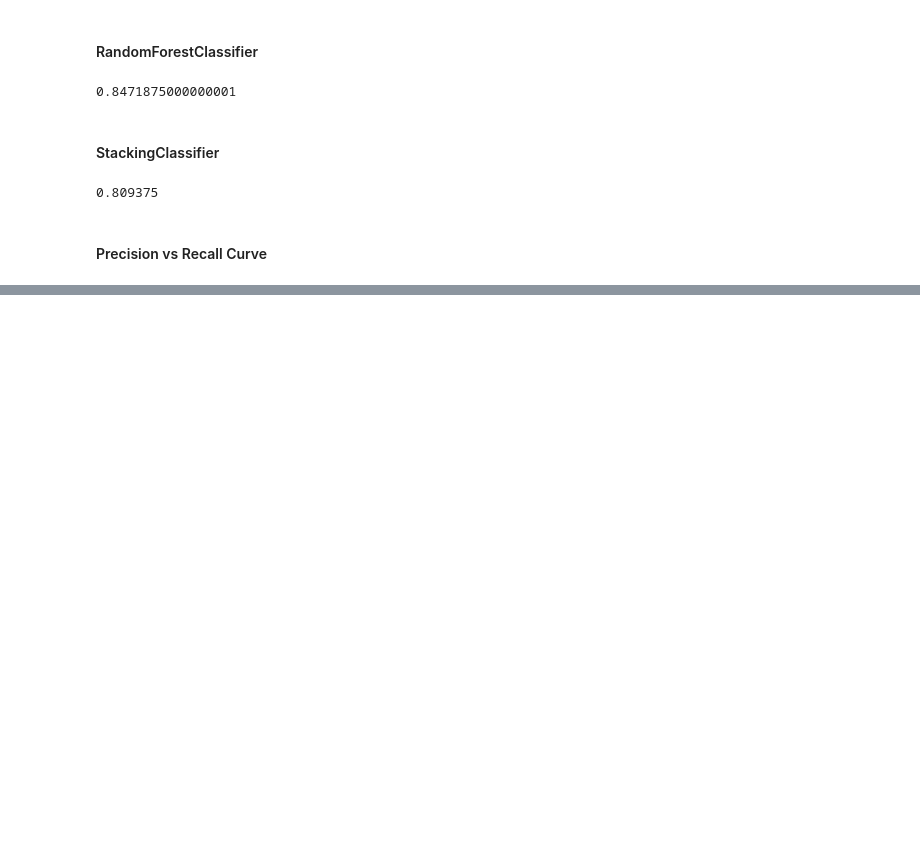
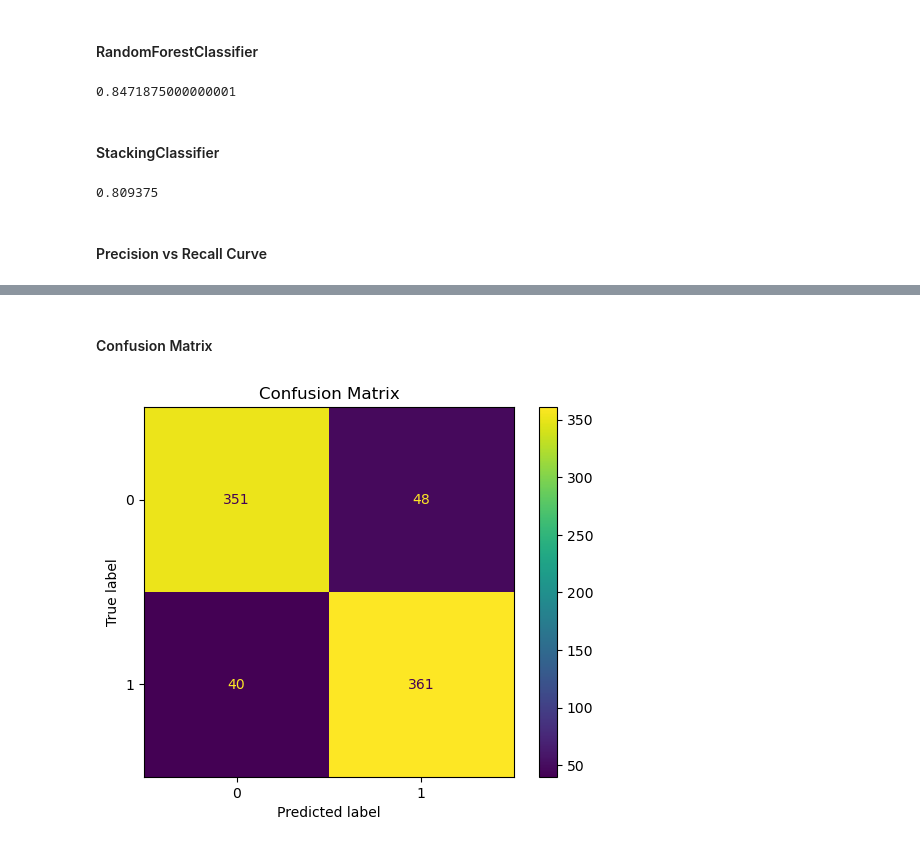
Before and after one commit to mirzaaa101/Apple-Quality-Classifier, a Jupyter notebook: AppleQualityClassifier.ipynb, the cells around one changed output, grey strips where cells are left out. Saved outputs shown, nothing was run; the diff lists cells and outputs as text; code cells hidden in the pictures; blank space fills up the shorter version.

```diff
--- a/AppleQualityClassifier.ipynb
+++ b/AppleQualityClassifier.ipynb
@@ -410,0 +511,4 @@ my_precision_vs_recall_curves(clfs, clf_labels)
+# %%
+# let's define the final model
+final_model = rnd_search.best_estimator_
+final_model
@@ -410,0 +531,4 @@ my_precision_vs_recall_curves(clfs, clf_labels)
+# %%
+y_pred = final_model.predict(X_test)
+cr = classification_report(y_test, y_pred)
+print(cr)
@@ -410,0 +544,10 @@ my_precision_vs_recall_curves(clfs, clf_labels)
+# %% [markdown]
+#### Confusion Matrix
+# %%
+from sklearn.metrics import ConfusionMatrixDisplay
+
+ConfusionMatrixDisplay.from_predictions(y_test, y_pred)
+plt.title("Confusion Matrix")
+plt.show()
+# %% [output]
+[figure, added]
```
Also changed, not shown: parts of 18 cells of this notebook, 1 other file.
